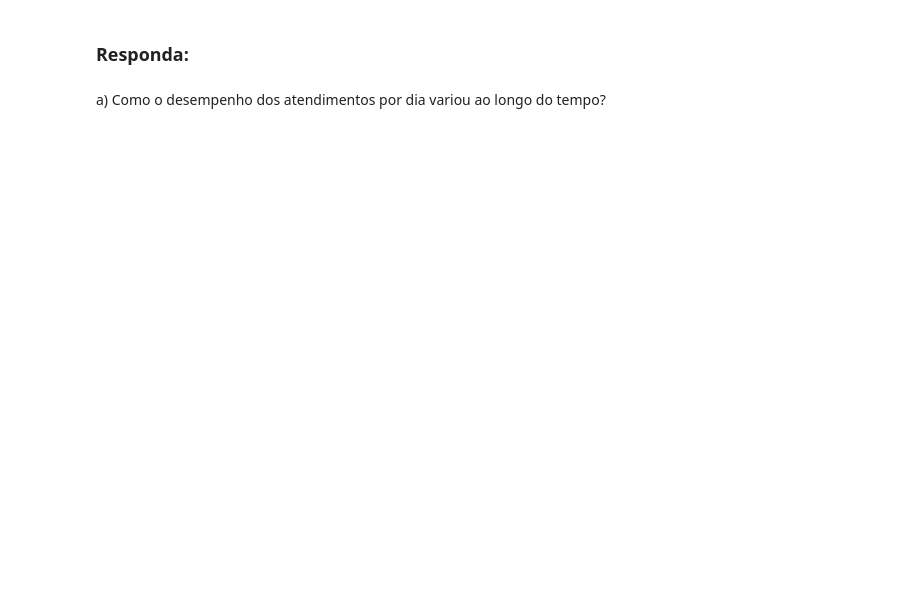
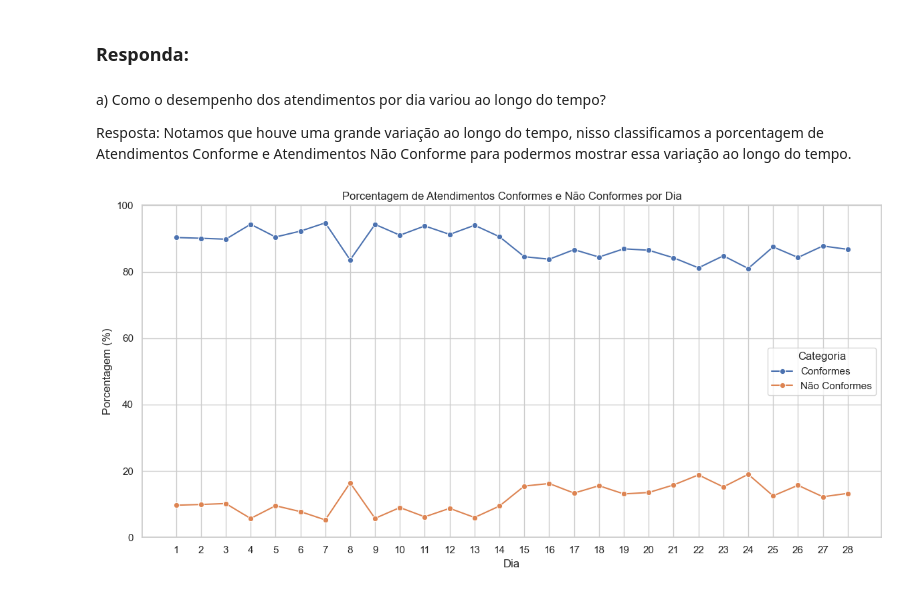
Before and after one commit to moises-rb/Analise_Dados, a Jupyter notebook: Green_Belt/Ex01/03-atendimento_UPA.ipynb, the cells around one changed output. Cells and saved outputs as stored; diff of their text form; code cells hidden in the pictures; blank space fills up the shorter version.

Commit message:
finalização do exercício de atendimento da UPA.

```diff
--- a/Green_Belt/Ex01/03-atendimento_UPA.ipynb
+++ b/Green_Belt/Ex01/03-atendimento_UPA.ipynb
@@ -39,0 +76,17 @@ df.head()
+# %%
+# Calcula os percentuais
+df_pivot['% Atendimentos Conformes'] = (df_pivot['Atendimentos Conformes'] / df_pivot['Total']) * 100
+df_pivot['% Atendimentos Não Conformes'] = (df_pivot['Atendimentos Não Conformes'] / df_pivot['Total']) * 100
+
+# Reorganiza as colunas
+df_pivot = df_pivot.reset_index()[[
+    'Dia',
+    'Atendimentos Não Conformes',
+    'Atendimentos Conformes',
+    'Total',
+    '% Atendimentos Não Conformes',
+    '% Atendimentos Conformes'
+]]
+
+# Exibe as 5 primeiras linhas
+df_pivot.head().round(2)
@@ -41,3 +101,29 @@ df.head()
 ### Responda:
 # %% [markdown]
 a) Como o desempenho dos atendimentos por dia variou ao longo do tempo?
+
+Resposta: Notamos que houve uma grande variação ao longo do tempo, nisso classificamos a porcentagem de Atendimentos Conforme e Atendimentos Não Conforme para podermos mostrar essa variação ao longo do tempo.
+# %%
+# Configura o estilo
+sns.set(style='whitegrid')
+
+# Define o tamanho da figura
+plt.figure(figsize=(12, 6))
+
+# Plota as séries temporais
+sns.lineplot(data=df_pivot, x='Dia', y='% Atendimentos Conformes', label='Conformes', marker='o')
+sns.lineplot(data=df_pivot, x='Dia', y='% Atendimentos Não Conformes', label='Não Conformes', marker='o')
+
+# Título e rótulos
+plt.title('Porcentagem de Atendimentos Conformes e Não Conformes por Dia')
+plt.xlabel('Dia')
+plt.ylabel('Porcentagem (%)')
+plt.xticks(df_pivot['Dia'])  # Garante que todos os dias apareçam no eixo X
+plt.ylim(0, 100)  # Percentual vai de 0 a 100
+plt.legend(title='Categoria')
+plt.tight_layout()
+
+# Mostra o gráfico
+plt.show()
+# %% [output]
+[figure, added]
```
Also changed, not shown: parts of 14 cells of this notebook.
